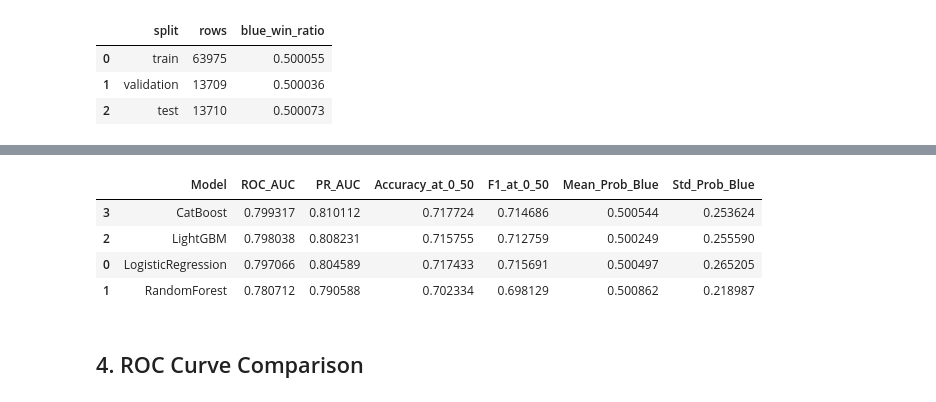
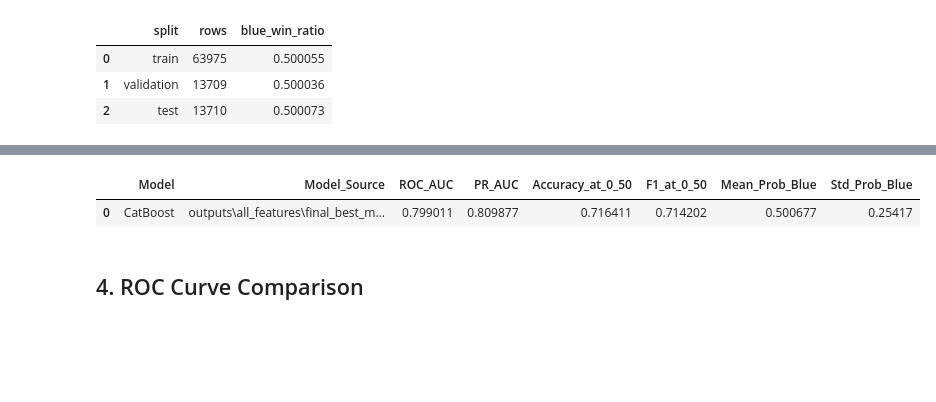
Before and after one commit to Kiatisakk/Predicting-League-of-Legends-Match-Outcomes-Using-10-Minute-Data, a Jupyter notebook: 08_roc_auc_analysis.ipynb, the cells around one changed output, grey strips where cells are left out. Drawn from its saved outputs; the diff is of its cells as text; code cells hidden in the pictures; blank space fills up the shorter version.

```diff
--- a/08_roc_auc_analysis.ipynb
+++ b/08_roc_auc_analysis.ipynb
@@ -214,52 +188,45 @@ best_params
 # %%
 
-models = {
-    'LogisticRegression': LogisticRegression(C=1.0, solver='lbfgs', penalty='l2', max_iter=500, random_state=42),
-    'RandomForest': RandomForestClassifier(**best_params.get('RandomForest', {}), bootstrap=True, random_state=42, n_jobs=1),
-    'LightGBM': lgb.LGBMClassifier(**best_params.get('LightGBM', {}), n_estimators=800, random_state=42, n_jobs=1, verbose=-1),
-    'CatBoost': CatBoostClassifier(**best_params.get('CatBoost', {}), iterations=800, random_seed=42, verbose=0, early_stopping_rounds=50),
-}
+def predict_saved_model_probability(model, X):
+    if hasattr(model, 'feature_names_in_'):
+        model_features = list(model.feature_names_in_)
+        missing = sorted(set(model_features) - set(X.columns))
+        extra = sorted(set(X.columns) - set(model_features))
+        if missing:
+            raise ValueError(f'Current data is missing {len(missing)} feature(s) expected by the saved model: {missing[:10]}')
+        if extra:
+            print(f'Dropping {len(extra)} extra feature(s) not used by the saved model.')
+        return model.predict_proba(X[model_features])[:, 1]
 
-roc_rows = []
-curve_rows = []
-prob_tables = []
+    if X.shape[1] != saved_feature_count:
+        raise ValueError(
+            f'Feature count mismatch: saved model metadata expects {saved_feature_count}, '
+            f'but current test data has {X.shape[1]} features.'
+        )
+    return model.predict_proba(X.values)[:, 1]
 
-for name, model in models.items():
-    print(f'Fitting {name}...')
-    uses_scaled = name == 'LogisticRegression'
-    Xtr = X_train_sc if uses_scaled else X_train.values
-    Xv = X_val_sc if uses_scaled else X_val.values
-    Xte = X_test_sc if uses_scaled else X_test.values
+print(f'Loading saved model from: {SAVED_MODEL_PATH}')
+prob = predict_saved_model_probability(saved_model, X_test)
+pred = (prob >= 0.50).astype(int)
+fpr, tpr, thresholds = roc_curve(y_test, prob)
+precision, recall, pr_thresholds = precision_recall_curve(y_test, prob)
+pr_auc = auc(recall, precision)
 
-    if name == 'LightGBM':
-        model.fit(Xtr, y_train.values, eval_set=[(Xv, y_val.values)], callbacks=[lgb.early_stopping(50, verbose=False)])
-    elif name == 'CatBoost':
-        model.fit(Xtr, y_train.values, eval_set=(Xv, y_val.values))
-    else:
-        model.fit(Xtr, y_train.values)
-
-    prob = model.predict_proba(Xte)[:, 1]
-    pred = (prob >= 0.50).astype(int)
-    fpr, tpr, thresholds = roc_curve(y_test, prob)
-    precision, recall, pr_thresholds = precision_recall_curve(y_test, prob)
-    pr_auc = auc(recall, precision)
-
-    roc_rows.append({
-        'Model': name,
-        'ROC_AUC': roc_auc_score(y_test, prob),
-        'PR_AUC': pr_auc,
-        'Accuracy_at_0_50': accuracy_score(y_test, pred),
-        'F1_at_0_50': f1_score(y_test, pred),
-        'Mean_Prob_Blue': prob.mean(),
-        'Std_Prob_Blue': prob.std(),
-    })
-
-    curve_rows.append(pd.DataFrame({'Model': name, 'FPR': fpr, 'TPR': tpr, 'Threshold': thresholds}))
-    prob_tables.append(pd.DataFrame({'Model': name, 'Actual': y_test.values, 'Prob_Blue': prob, 'Pred_0_50': pred}, index=y_test.index))
-
-roc_summary = pd.DataFrame(roc_rows).sort_values('ROC_AUC', ascending=False)
-roc_curve_points = pd.concat(curve_rows, ignore_index=True)
-probability_table = pd.concat(prob_tables).reset_index(names='row_index')
+roc_summary = pd.DataFrame([{
+    'Model': saved_model_name,
+    'Model_Source': str(SAVED_MODEL_PATH),
+    'ROC_AUC': roc_auc_score(y_test, prob),
+    'PR_AUC': pr_auc,
+    'Accuracy_at_0_50': accuracy_score(y_test, pred),
+    'F1_at_0_50': f1_score(y_test, pred),
+    'Mean_Prob_Blue': prob.mean(),
+    'Std_Prob_Blue': prob.std(),
+}])
+roc_curve_points = pd.DataFrame({'Model': saved_model_name, 'FPR': fpr, 'TPR': tpr, 'Threshold': thresholds})
+probability_table = pd.DataFrame(
+    {'Model': saved_model_name, 'Actual': y_test.values, 'Prob_Blue': prob, 'Pred_0_50': pred},
+    index=y_test.index,
+).reset_index(names='row_index')
 
 roc_summary.to_csv(OUTPUT_DIR / 'roc_auc_summary.csv', index=False)
 roc_curve_points.to_csv(OUTPUT_DIR / 'roc_curve_points.csv', index=False)
@@ -273,8 +237,5 @@ Fitting CatBoost...
-|  | Model | ROC_AUC | PR_AUC | Accuracy_at_0_50 | F1_at_0_50 | Mean_Prob_Blue | Std_Prob_Blue |
-| 3 | CatBoost | 0.799317 | 0.810112 | 0.717724 | 0.714686 | 0.500544 | 0.253624 |
-| 2 | LightGBM | 0.798038 | 0.808231 | 0.715755 | 0.712759 | 0.500249 | 0.255590 |
-| 0 | LogisticRegression | 0.797066 | 0.804589 | 0.717433 | 0.715691 | 0.500497 | 0.265205 |
-| 1 | RandomForest | 0.780712 | 0.790588 | 0.702334 | 0.698129 | 0.500862 | 0.218987 |
+|  | Model | Model_Source | ROC_AUC | PR_AUC | Accuracy_at_0_50 | F1_at_0_50 | Mean_Prob_Blue | Std_Prob_Blue |
+| 0 | CatBoost | outputs\all_features\final_best_m... | 0.799011 | 0.809877 | 0.716411 | 0.714202 | 0.500677 | 0.25417 |
 # %% [markdown]
 ## 4. ROC Curve Comparison
 # %%
```
Also changed, not shown: parts of 10 cells of this notebook, 9 other files.
